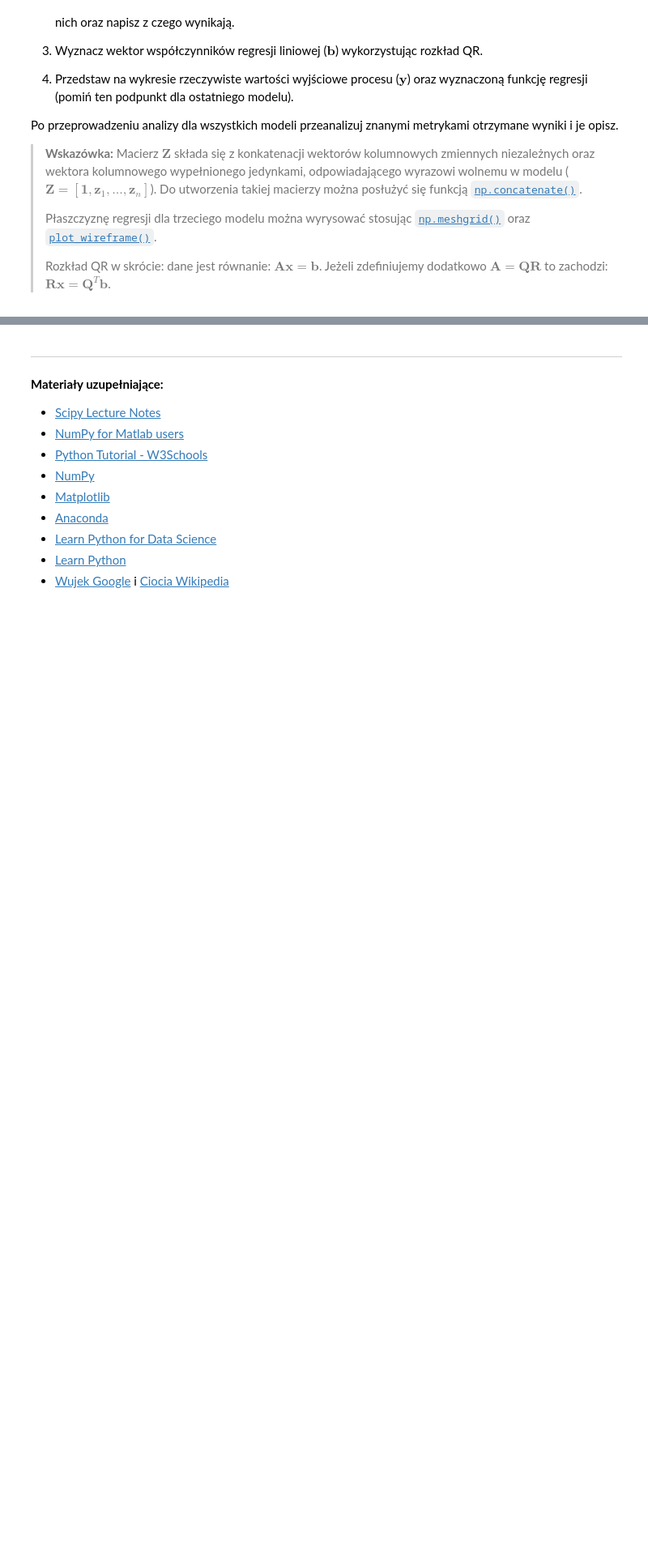
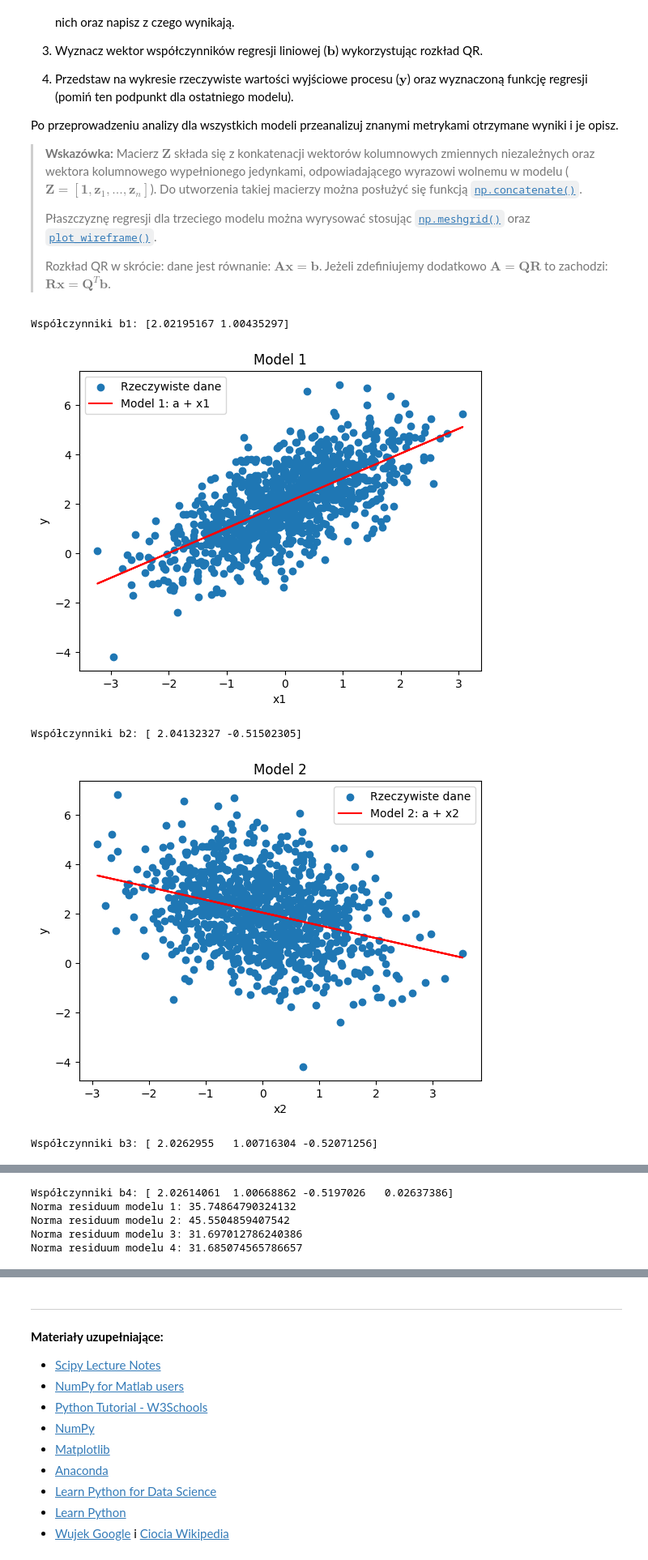
Before and after one commit to MN-KJ-2025/lab-5-r-wnania-m-x-n-KarolKijanka, a Jupyter notebook: sprawozdanie.ipynb, the cells around one changed output, grey strips where cells are left out. Shown at 81% size. Drawn from its saved outputs; the diff is of its cells as text; code cells hidden in the pictures; blank space fills up the shorter version.

```diff
--- a/sprawozdanie.ipynb
+++ b/sprawozdanie.ipynb
@@ -153,6 +156,17 @@ def square_from_rectan(
     A_new = A.T @ A
     b_new = A.T @ b
     return A_new, b_new
+
+def residual_norm(A: np.ndarray, x: np.ndarray, b: np.ndarray) -> float | None:
+    if not isinstance(A, np.ndarray) or not isinstance(x, np.ndarray) or not isinstance(b, np.ndarray):
+        return None
+    if A.ndim != 2 or x.ndim != 1 or b.ndim != 1:
+        return None
+    m, n = A.shape
+    if x.shape[0] != n or b.shape[0] != m:
+        return None
+    r = b - A @ x
+    return np.linalg.norm(r)
 # %%
 # ===== Twoja implementacja tutaj =====
 A, b = spare_matrix_Abt(50, 12)
@@ -329,0 +380,63 @@ Po przeprowadzeniu analizy dla wszystkich modeli przeanalizuj znanymi metrykami
+# %%
+# ===== Twoja implementacja tutaj =====
+#1.
+x1 = np.random.normal(0, 1, (1000,))
+x2 = np.random.normal(0, 1, (1000,))
+eps = np.random.normal(0, 1, (1000,))
+y = 2 +  x1 - 0.5 * x2 + eps
+#2.1. y = b0 * 1 + b1 * x1
+Z1 = np.concatenate((np.ones_like(x1).reshape(-1, 1), x1.reshape(-1, 1)), axis=1)
+Q, R = np.linalg.qr(Z1)
+b1 = np.linalg.solve(R, Q.T @ y)
+print("Współczynniki b1:", b1.ravel())
+y_pred1 = Z1 @ b1
+plt.scatter(x1, y, label='Rzeczywiste dane')
+plt.plot(x1, y_pred1, 'r', label='Model 1: a + x1')
+plt.legend(); plt.xlabel('x1'); plt.ylabel('y'); plt.title('Model 1')
+plt.show()
+#2.2. y = b0 * 1 + b1 * x2
+Z2 = np.concatenate((np.ones_like(x2).reshape(-1, 1), x2.reshape(-1, 1)), axis=1)
+Q, R = np.linalg.qr(Z2)
+b2 = np.linalg.solve(R, Q.T @ y)
+print("Współczynniki b2:", b2.ravel())
+y_pred2 = Z2 @ b2
+plt.scatter(x2, y, label='Rzeczywiste dane')
+plt.plot(x2, y_pred2, 'r', label='Model 2: a + x2')
+plt.legend(); plt.xlabel('x2'); plt.ylabel('y'); plt.title('Model 2')
+plt.show()
+#2.3. y = b0 * 1 + b1 * x1 + b2 * x2
+Z3 = np.concatenate((np.ones_like(x1).reshape(-1, 1), x1.reshape(-1, 1), x2.reshape(-1, 1)), axis=1)
+Q, R = np.linalg.qr(Z3)
+b3 = np.linalg.solve(R, Q.T @ y)
+y_pred3 = Z3 @ b3
+print("Współczynniki b3:", b3.ravel())
+x1_grid, x2_grid = np.meshgrid(np.linspace(-3, 3, 1000), np.linspace(-3, 3, 1000))
+y_grid = b3[0] + b3[1]*x1_grid + b3[2]*x2_grid
+fig = plt.figure(figsize=(8,6))
+ax = fig.add_subplot(111, projection='3d')
+ax.scatter(x1, x2, y, color='blue', label='Rzeczywiste dane')
+ax.plot_wireframe(x1_grid, x2_grid, y_grid, color='r', label='Model 3', rstride=100, cstride=100, linewidth=0.8)
+ax.set_xlabel('x1'); ax.set_ylabel('x2'); ax.set_zlabel('y')
+plt.title('Model 3: a + x1 + x2')
+plt.legend()
+plt.show()
+#2.4. y = b0 * 1 + b1 * x1 + b2 * x2 + b3 * x1 * x2
+Z4 = np.concatenate((np.ones_like(x1).reshape(-1, 1), x1.reshape(-1, 1), x2.reshape(-1, 1), (x1 * x2).reshape(-1, 1)), axis=1)
+Q, R = np.linalg.qr(Z4)
+b4 = np.linalg.solve(R, Q.T @ y)
+print("Współczynniki b4:", b4.ravel())
+# Normy residuum
+residuum1 = residual_norm(Z1, b1, y)
+residuum2 = residual_norm(Z2, b2, y)
+residuum3 = residual_norm(Z3, b3, y)
+residuum4 = residual_norm(Z4, b4, y)
+print('Norma residuum modelu 1:', residuum1)
+print('Norma residuum modelu 2:', residuum2)
+print('Norma residuum modelu 3:', residuum3)
+print('Norma residuum modelu 4:', residuum4)
+# %% [output]
+Współczynniki b1: [2.02195167 1.00435297]
+[figure, added]
+Współczynniki b2: [ 2.04132327 -0.51502305]
+[figure, added]
+Współczynniki b3: [ 2.0262955   1.00716304 -0.52071256]
@@ -329,0 +444,5 @@ Po przeprowadzeniu analizy dla wszystkich modeli przeanalizuj znanymi metrykami
+Współczynniki b4: [ 2.02614061  1.00668862 -0.5197026   0.02637386]
+Norma residuum modelu 1: 35.74864790324132
+Norma residuum modelu 2: 45.5504859407542
+Norma residuum modelu 3: 31.697012786240386
+Norma residuum modelu 4: 31.685074565786657
```
Also changed, not shown: parts of 9 cells of this notebook.
